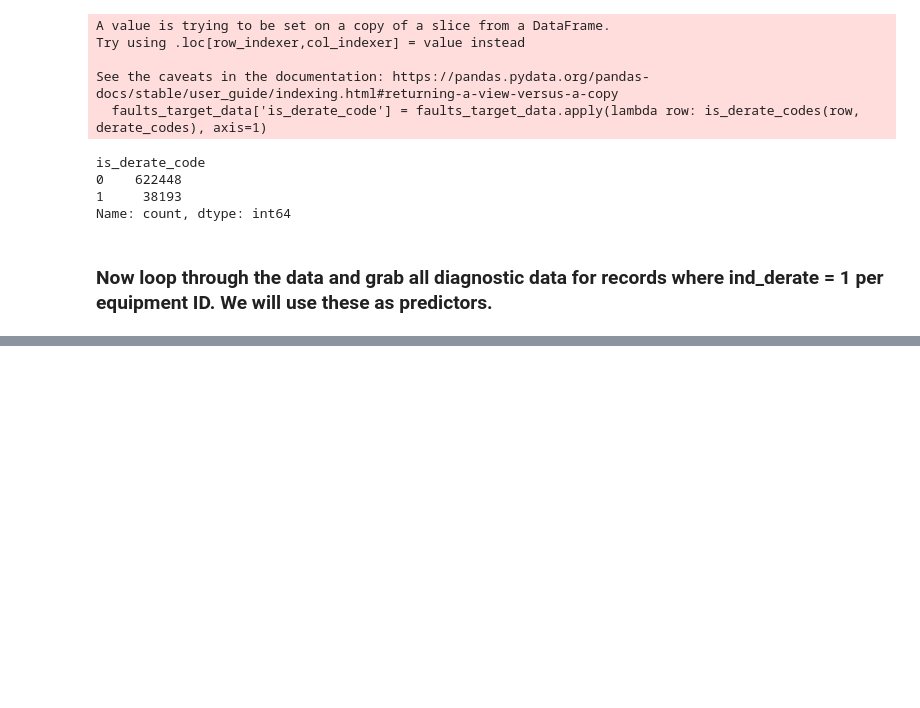
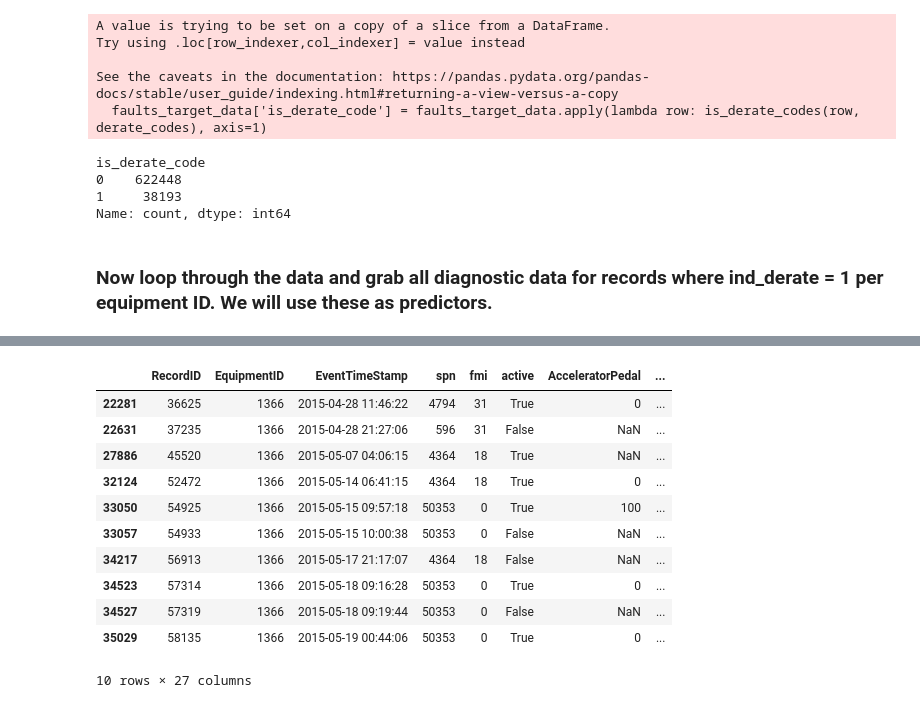
Before and after one commit to nss-data-science-cohort-8/big-g-volvo, a Jupyter notebook: notebooks/Big-G-Express-nitin-2.ipynb, the cells around one changed output, grey strips where cells are left out. Drawn from its saved outputs; the diff is of its cells as text; code cells hidden in the pictures; blank space fills up the shorter version.

```diff
--- a/notebooks/Big-G-Express-nitin-2.ipynb
+++ b/notebooks/Big-G-Express-nitin-2.ipynb
@@ -596,0 +644,15 @@ memory usage: 136.7+ MB
+# %%
+faults_target_data[faults_target_data['EquipmentID'] == 1366].head(10)
+# %% [output]
+|  | RecordID | EquipmentID | EventTimeStamp | spn | fmi | active | AcceleratorPedal | ... |
+| 22281 | 36625 | 1366 | 2015-04-28 11:46:22 | 4794 | 31 | True | 0 | ... |
+| 22631 | 37235 | 1366 | 2015-04-28 21:27:06 | 596 | 31 | False | NaN | ... |
+| 27886 | 45520 | 1366 | 2015-05-07 04:06:15 | 4364 | 18 | True | NaN | ... |
+| 32124 | 52472 | 1366 | 2015-05-14 06:41:15 | 4364 | 18 | True | 0 | ... |
+| 33050 | 54925 | 1366 | 2015-05-15 09:57:18 | 50353 | 0 | True | 100 | ... |
+| 33057 | 54933 | 1366 | 2015-05-15 10:00:38 | 50353 | 0 | False | NaN | ... |
+| 34217 | 56913 | 1366 | 2015-05-17 21:17:07 | 4364 | 18 | False | NaN | ... |
+| 34523 | 57314 | 1366 | 2015-05-18 09:16:28 | 50353 | 0 | True | 0 | ... |
+| 34527 | 57319 | 1366 | 2015-05-18 09:19:44 | 50353 | 0 | False | NaN | ... |
+| 35029 | 58135 | 1366 | 2015-05-19 00:44:06 | 50353 | 0 | True | 0 | ... |
+10 rows × 27 columns
```
Also changed, not shown: parts of 8 cells of this notebook.
